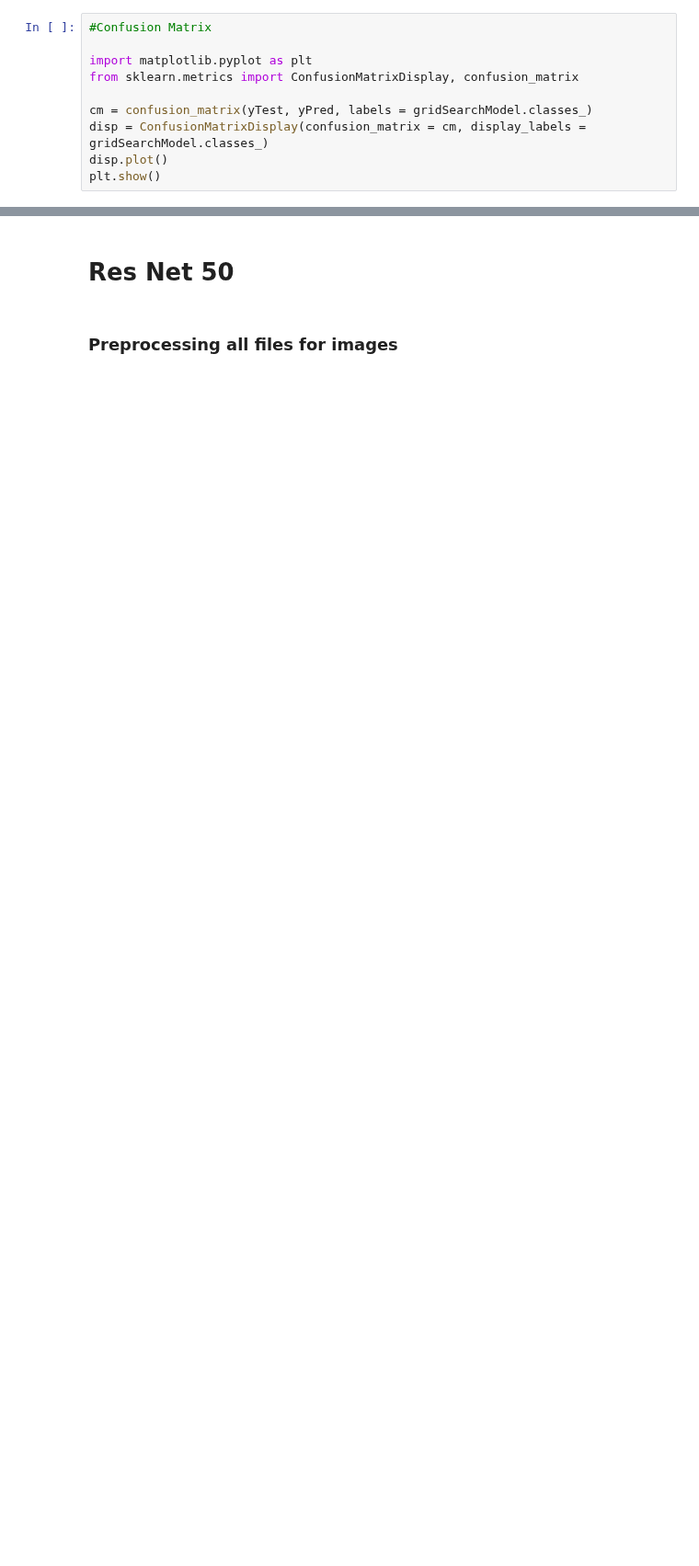
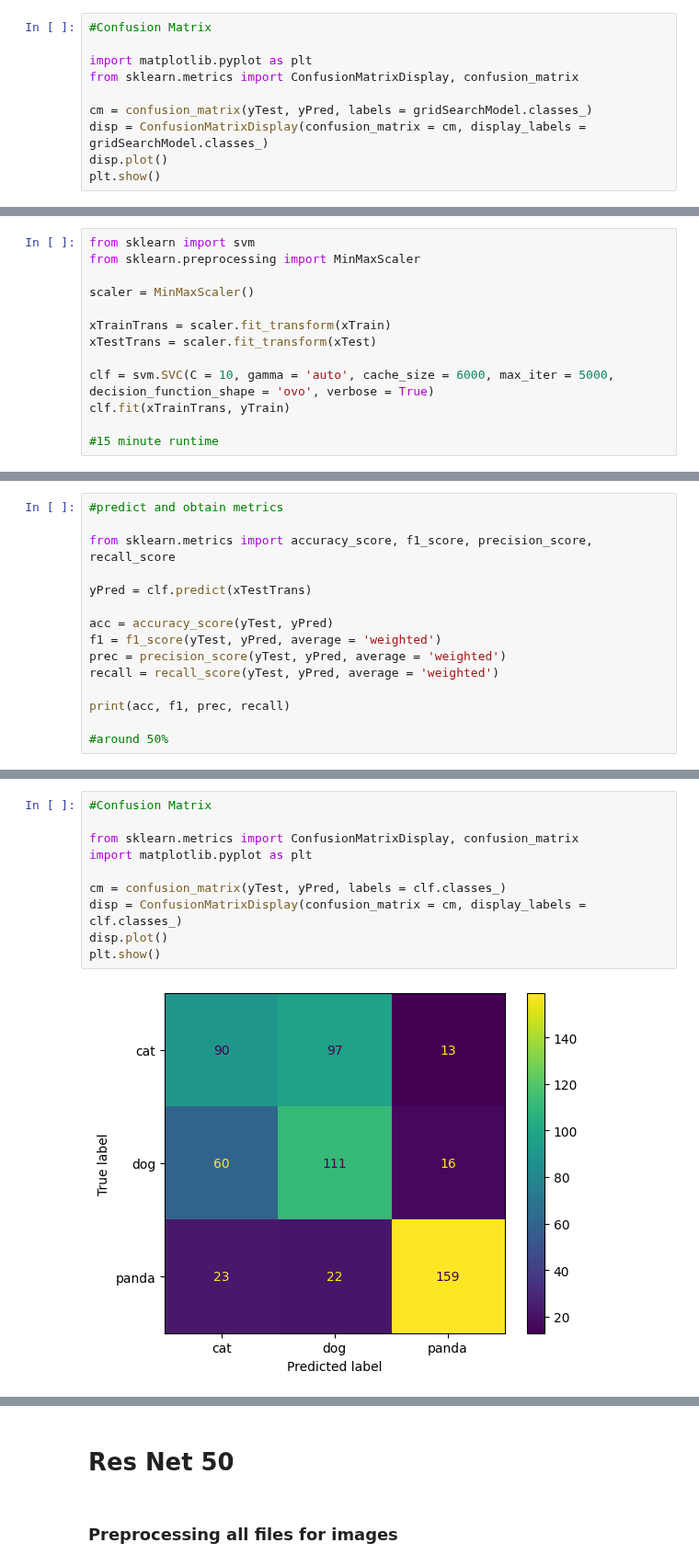
Before and after one commit to EZRA-DVLPR/MachineLearning-Comp542, a Jupyter notebook: group_proj/project.ipynb, the cells around one changed output, grey strips where cells are left out. Shown at 92% size. Cells and saved outputs as stored; diff of their text form; blank space fills up the shorter version.

```diff
--- a/group_proj/project.ipynb
+++ b/group_proj/project.ipynb
@@ -388,0 +391,13 @@ plt.show()
+# %%
+from sklearn import svm
+from sklearn.preprocessing import MinMaxScaler
+
+scaler = MinMaxScaler()
+
+xTrainTrans = scaler.fit_transform(xTrain)
+xTestTrans = scaler.fit_transform(xTest)
+
+clf = svm.SVC(C = 10, gamma = 'auto', cache_size = 6000, max_iter = 5000, decision_function_shape = 'ovo', verbose = True)
+clf.fit(xTrainTrans, yTrain)
+
+#15 minute runtime
@@ -388,0 +420,15 @@ plt.show()
+# %%
+#predict and obtain metrics
+
+from sklearn.metrics import accuracy_score, f1_score, precision_score, recall_score
+
+yPred = clf.predict(xTestTrans)
+
+acc = accuracy_score(yTest, yPred)
+f1 = f1_score(yTest, yPred, average = 'weighted')
+prec = precision_score(yTest, yPred, average = 'weighted')
+recall = recall_score(yTest, yPred, average = 'weighted')
+
+print(acc, f1, prec, recall)
+
+#around 50%
@@ -388,0 +437,12 @@ plt.show()
+# %%
+#Confusion Matrix
+
+from sklearn.metrics import ConfusionMatrixDisplay, confusion_matrix
+import matplotlib.pyplot as plt
+
+cm = confusion_matrix(yTest, yPred, labels = clf.classes_)
+disp = ConfusionMatrixDisplay(confusion_matrix = cm, display_labels = clf.classes_)
+disp.plot()
+plt.show()
+# %% [output]
+[figure, added]
```
Also changed, not shown: parts of 4 cells of this notebook.
